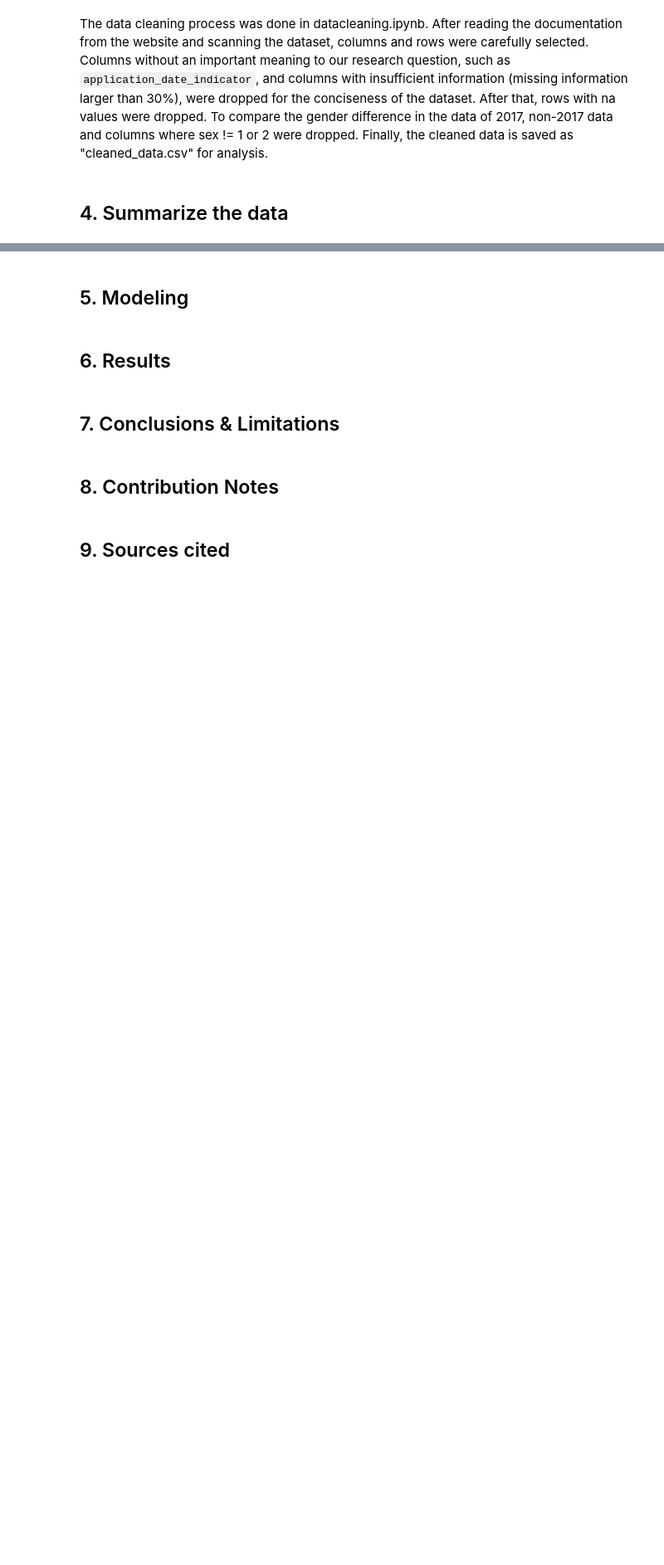
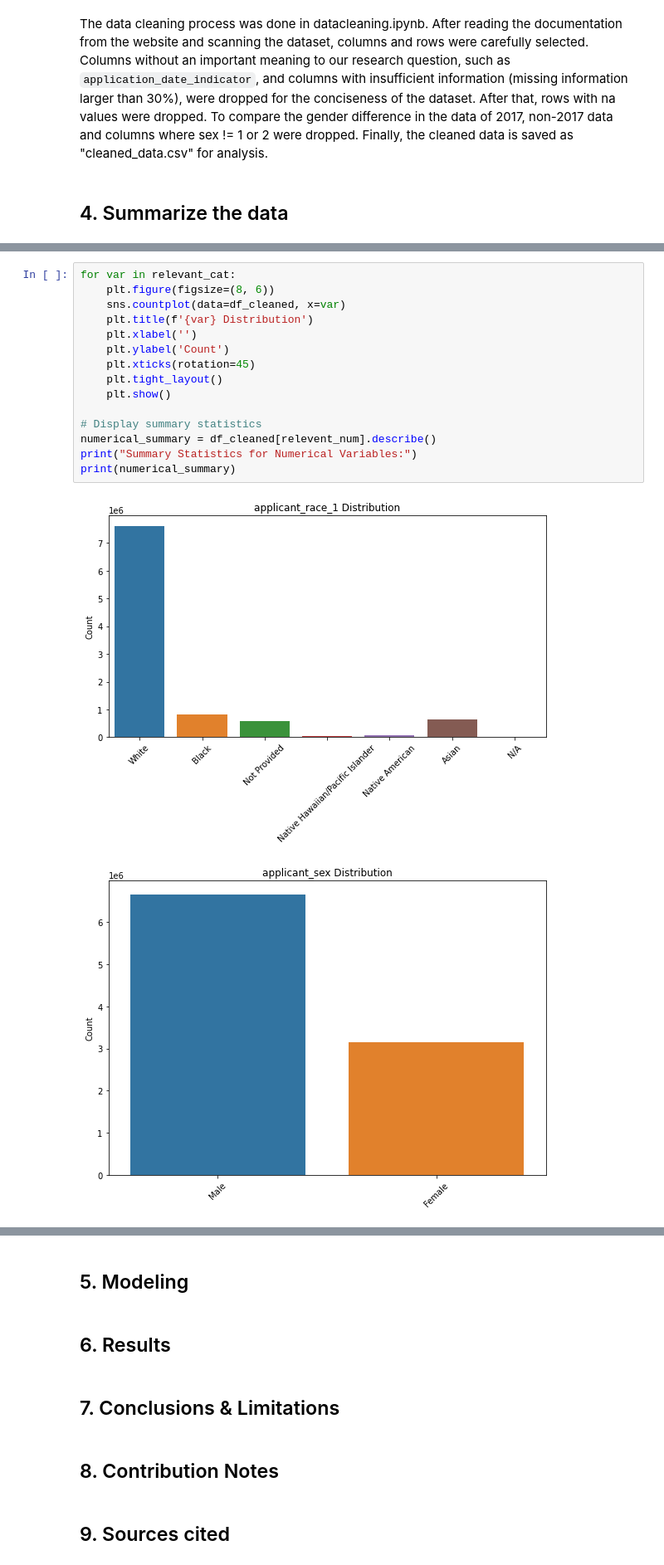
Before and after one commit to AtulyaL/INFO4390_Project, a Jupyter notebook: Phase 3.ipynb, the cells around one changed output, grey strips where cells are left out. Shown: that part at 83% size. Drawn from its saved outputs; the diff is of its cells as text; blank space fills up the shorter version.

Commit message:
made figures/table for part 4

```diff
--- a/Phase 3.ipynb
+++ b/Phase 3.ipynb
@@ -57,0 +92,18 @@ The data cleaning process was done in datacleaning.ipynb. After reading the docu
+# %%
+for var in relevant_cat:
+    plt.figure(figsize=(8, 6))
+    sns.countplot(data=df_cleaned, x=var)
+    plt.title(f'{var} Distribution')
+    plt.xlabel('')
+    plt.ylabel('Count')
+    plt.xticks(rotation=45)
+    plt.tight_layout()
+    plt.show()
+
+# Display summary statistics
+numerical_summary = df_cleaned[relevent_num].describe()
+print("Summary Statistics for Numerical Variables:")
+print(numerical_summary)
+# %% [output]
+[figure, added]
+[figure, added]
```
Also changed, not shown: parts of 5 cells of this notebook.
